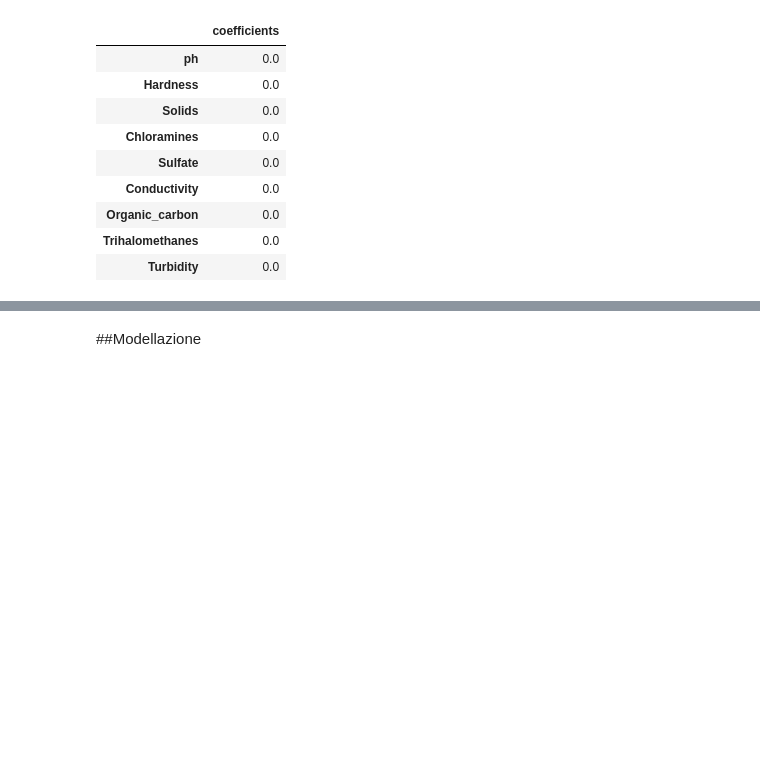
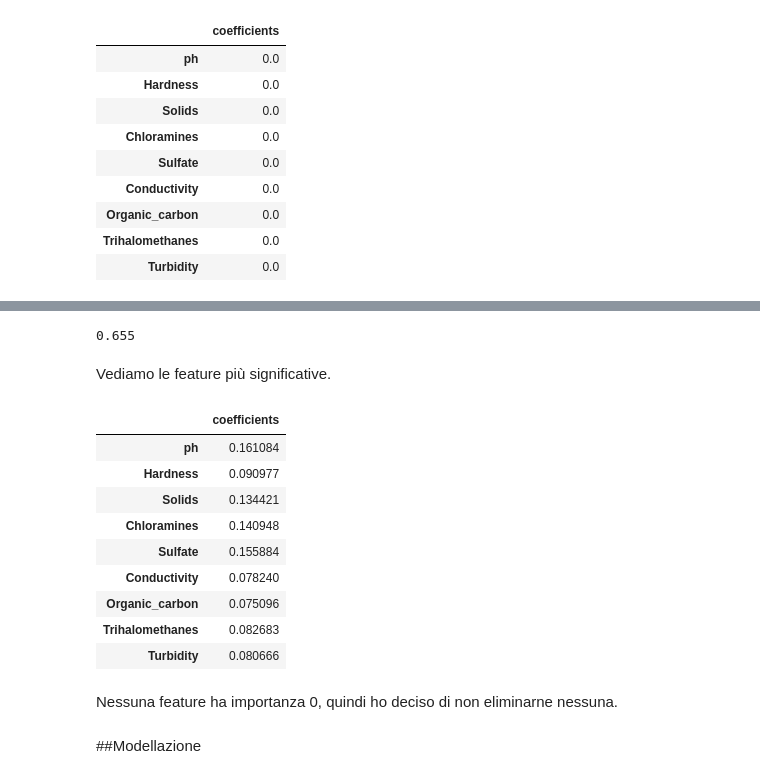
Before and after one commit to aleshark87/data-intensive-project, a Jupyter notebook: Progetto.ipynb, the cells around one changed output, grey strips where cells are left out. Cells and saved outputs as stored; diff of their text form; code cells hidden in the pictures; blank space fills up the shorter version.

```diff
--- a/Progetto.ipynb
+++ b/Progetto.ipynb
@@ -249,0 +232,9 @@ col_coef
+# %%
+from xgboost import XGBClassifier
+
+xgb_model = Pipeline([
+    ("scaler", StandardScaler()),
+    ("xgb", XGBClassifier(nthread=8, objective='binary:logistic', random_state=42))
+])
+
+xgb_model.fit(X_train, y_train)
@@ -250,3 +257,25 @@ col_coef
+# %%
+xgb_model.score(X_val, y_val)
+# %% [output]
+0.655
+# %% [markdown]
+Vediamo le feature più significative.
+# %%
+col_coef = pd.DataFrame(xgb_model["xgb"].feature_importances_, columns=["coefficients"], index=X.columns)
+col_coef
+# %% [output]
+|  | coefficients |
+| ph | 0.161084 |
+| Hardness | 0.090977 |
+| Solids | 0.134421 |
+| Chloramines | 0.140948 |
+| Sulfate | 0.155884 |
+| Conductivity | 0.078240 |
+| Organic_carbon | 0.075096 |
+| Trihalomethanes | 0.082683 |
+| Turbidity | 0.080666 |
+# %% [markdown]
+Nessuna feature ha importanza 0, quindi ho deciso di non eliminarne nessuna.
 # %% [markdown]
 ##Modellazione
 # %%
```
Also changed, not shown: parts of 7 cells of this notebook.
